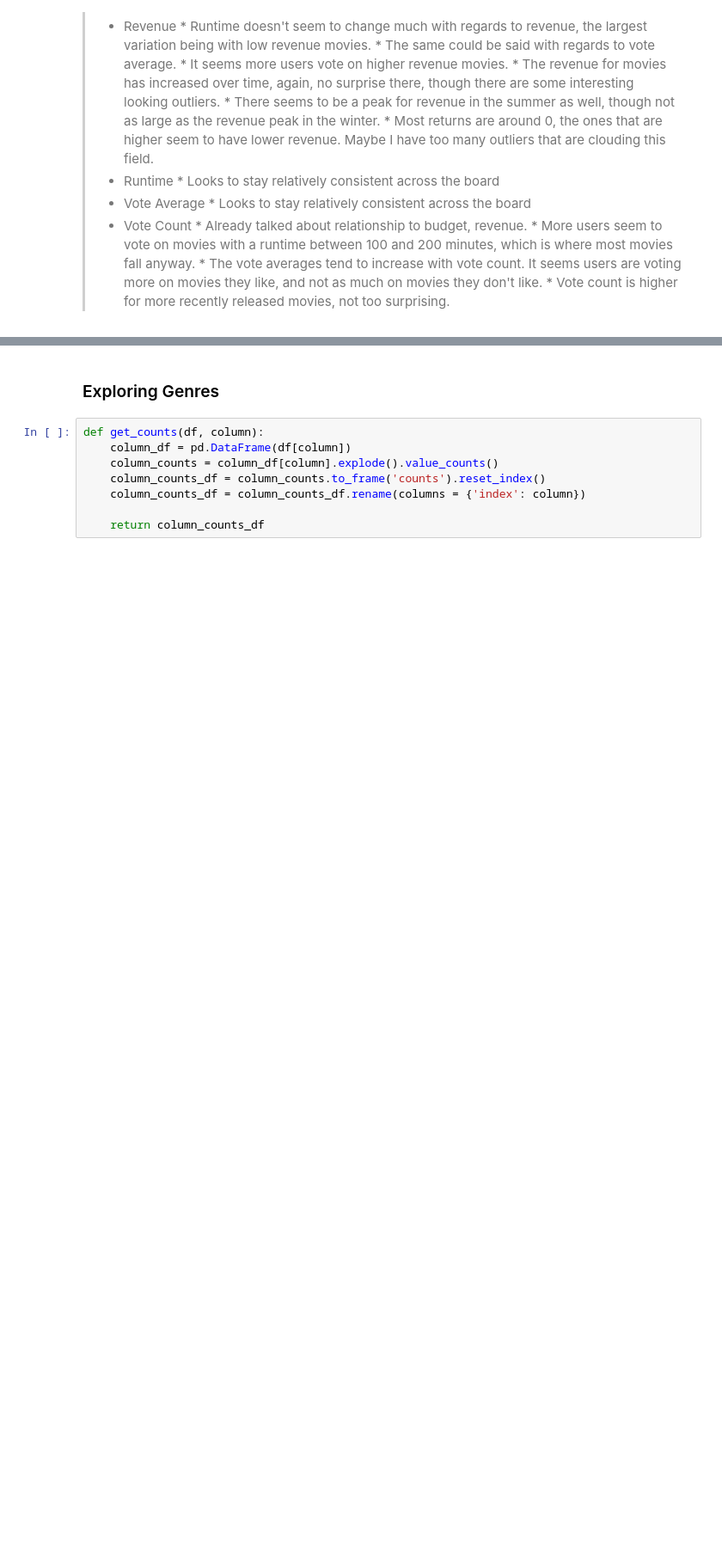
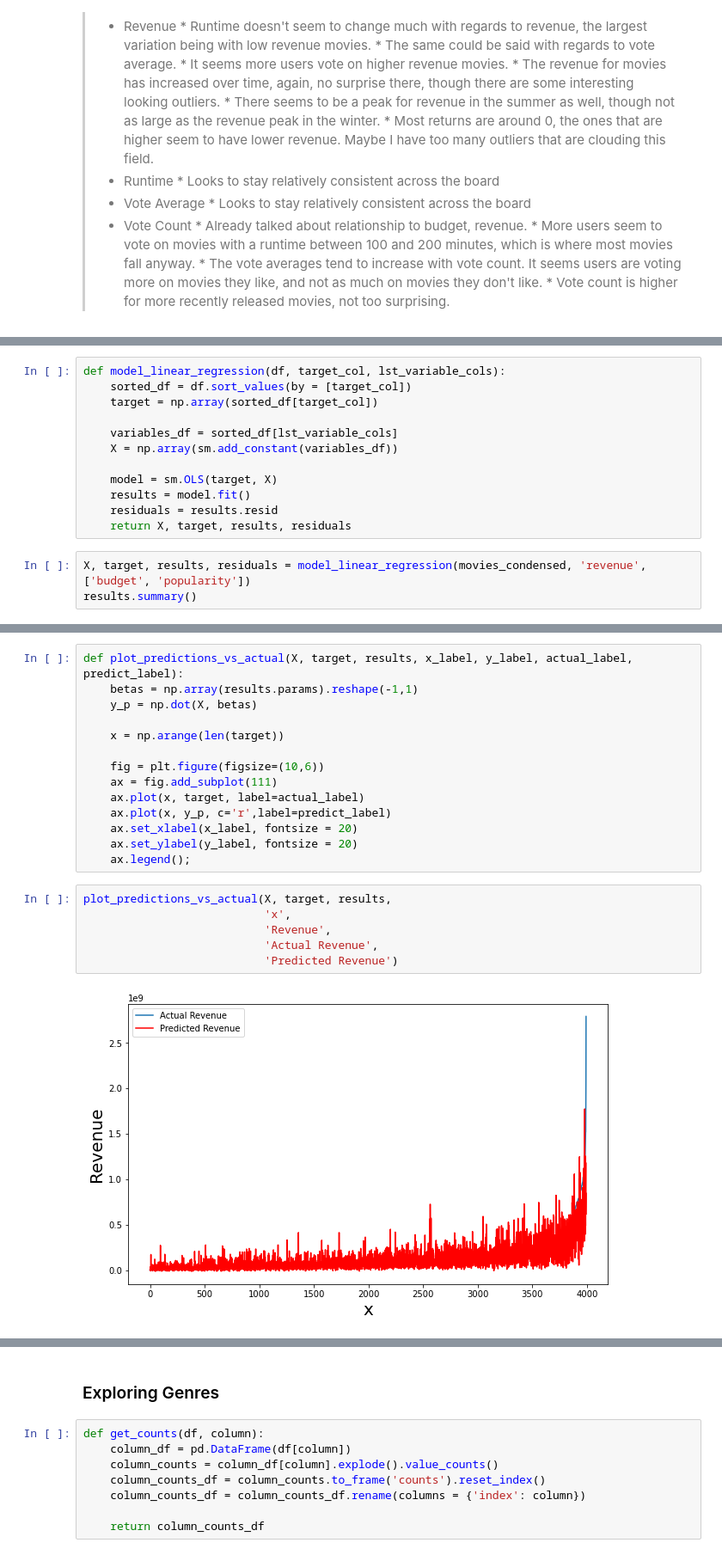
Before and after one commit to coxem14/Capstone-1, a Jupyter notebook: MoviEDA.ipynb, the cells around one changed output, grey strips where cells are left out. Shown at 86% size. Saved outputs shown, nothing was run; the diff lists cells and outputs as text; blank space fills up the shorter version.

```diff
--- a/MoviEDA.ipynb
+++ b/MoviEDA.ipynb
@@ -886,0 +973,15 @@ There aren't many linear relationships to explore here, I think the most promisi
+# %%
+def model_linear_regression(df, target_col, lst_variable_cols):
+    sorted_df = df.sort_values(by = [target_col])
+    target = np.array(sorted_df[target_col])
+
+    variables_df = sorted_df[lst_variable_cols]
+    X = np.array(sm.add_constant(variables_df))
+
+    model = sm.OLS(target, X)
+    results = model.fit()
+    residuals = results.resid
+    return X, target, results, residuals
+# %%
+X, target, results, residuals = model_linear_regression(movies_condensed, 'revenue', ['budget', 'popularity'])
+results.summary()
@@ -886,0 +1011,22 @@ There aren't many linear relationships to explore here, I think the most promisi
+# %%
+def plot_predictions_vs_actual(X, target, results, x_label, y_label, actual_label, predict_label):
+    betas = np.array(results.params).reshape(-1,1)
+    y_p = np.dot(X, betas)
+
+    x = np.arange(len(target))
+
+    fig = plt.figure(figsize=(10,6))
+    ax = fig.add_subplot(111)
+    ax.plot(x, target, label=actual_label)
+    ax.plot(x, y_p, c='r',label=predict_label)
+    ax.set_xlabel(x_label, fontsize = 20)
+    ax.set_ylabel(y_label, fontsize = 20)
+    ax.legend();
+# %%
+plot_predictions_vs_actual(X, target, results,
+                           'x',
+                           'Revenue',
+                           'Actual Revenue',
+                           'Predicted Revenue')
+# %% [output]
+[figure, added]
```
Also changed, not shown: parts of 73 cells of this notebook, 3 other files.
